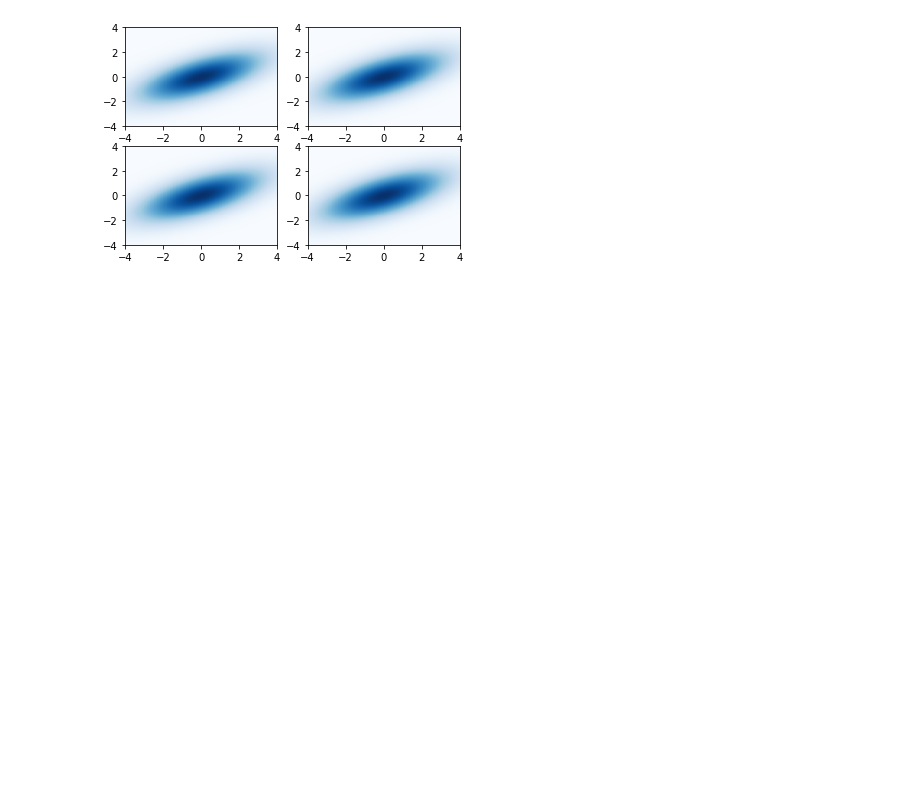
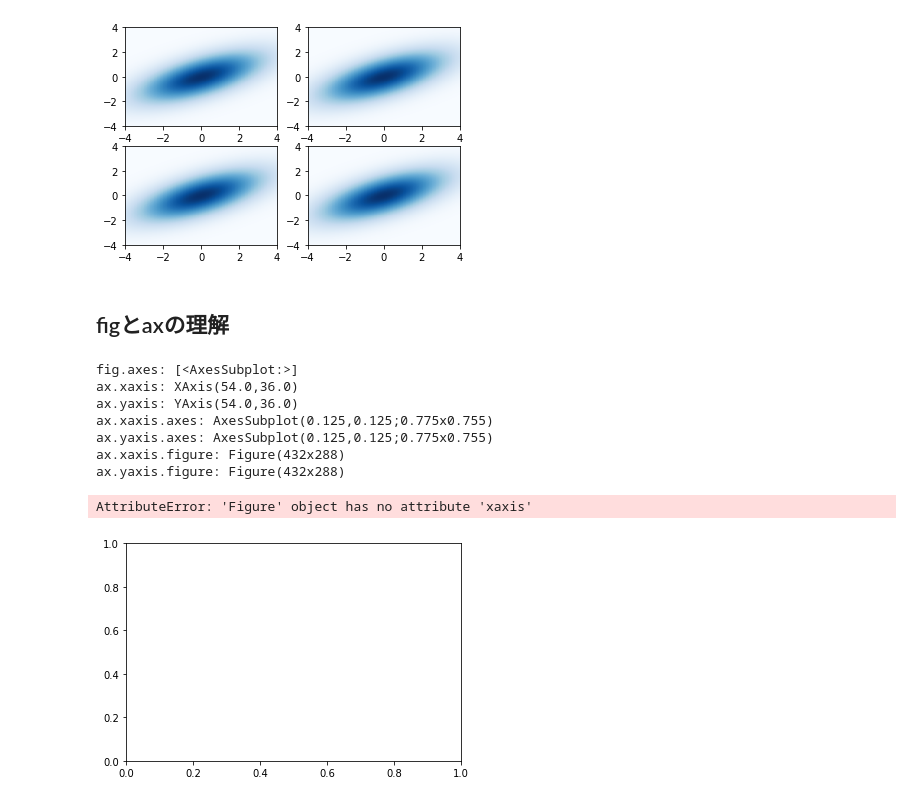
Before and after one commit to nisshimo/Practice-Python, a Jupyter notebook: practice_plt.ipynb, the cells around one changed output. Saved outputs shown, nothing was run; the diff lists cells and outputs as text; code cells hidden in the pictures; blank space fills up the shorter version.

```diff
--- a/practice_plt.ipynb
+++ b/practice_plt.ipynb
@@ -41,0 +44,2 @@ for i in range(4):
+# %% [markdown]
+## figとaxの理解
@@ -41,0 +49,21 @@ for i in range(4):
+# %%
+fig = plt.figure()
+ax = fig.add_subplot(1, 1, 1)
+print('fig.axes:', fig.axes)
+print('ax.xaxis:', ax.xaxis)
+print('ax.yaxis:', ax.yaxis)
+print('ax.xaxis.axes:', ax.xaxis.axes)
+print('ax.yaxis.axes:', ax.yaxis.axes)
+print('ax.xaxis.figure:', ax.xaxis.figure)
+print('ax.yaxis.figure:', ax.yaxis.figure)
+print('fig.xaxis:', fig.xaxis)
+# %% [output]
+fig.axes: [<AxesSubplot:>]
+ax.xaxis: XAxis(54.0,36.0)
+ax.yaxis: YAxis(54.0,36.0)
+ax.xaxis.axes: AxesSubplot(0.125,0.125;0.775x0.755)
+ax.yaxis.axes: AxesSubplot(0.125,0.125;0.775x0.755)
+ax.xaxis.figure: Figure(432x288)
+ax.yaxis.figure: Figure(432x288)
+AttributeError: 'Figure' object has no attribute 'xaxis'
+[figure, added]
```
Also changed, not shown: parts of 6 cells of this notebook, 2 other files.
